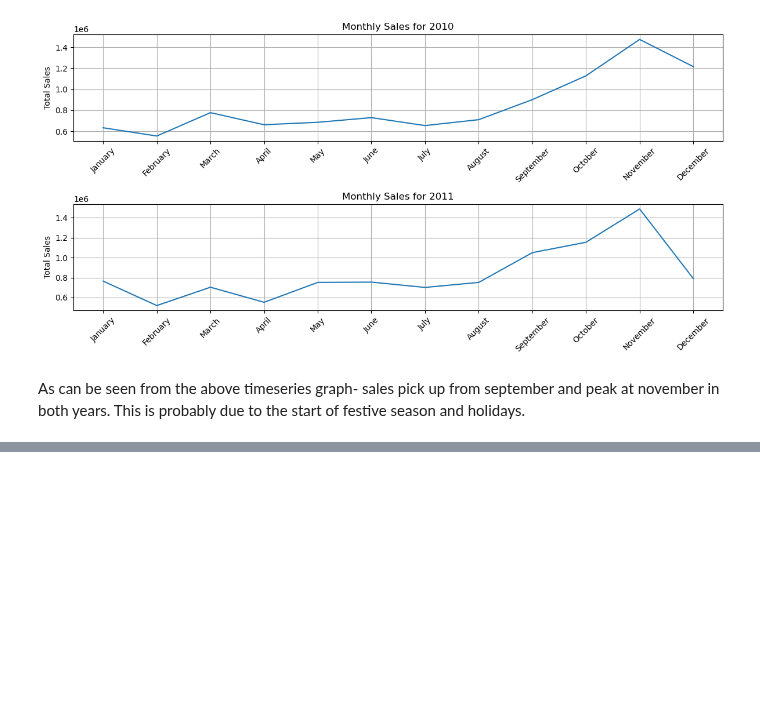
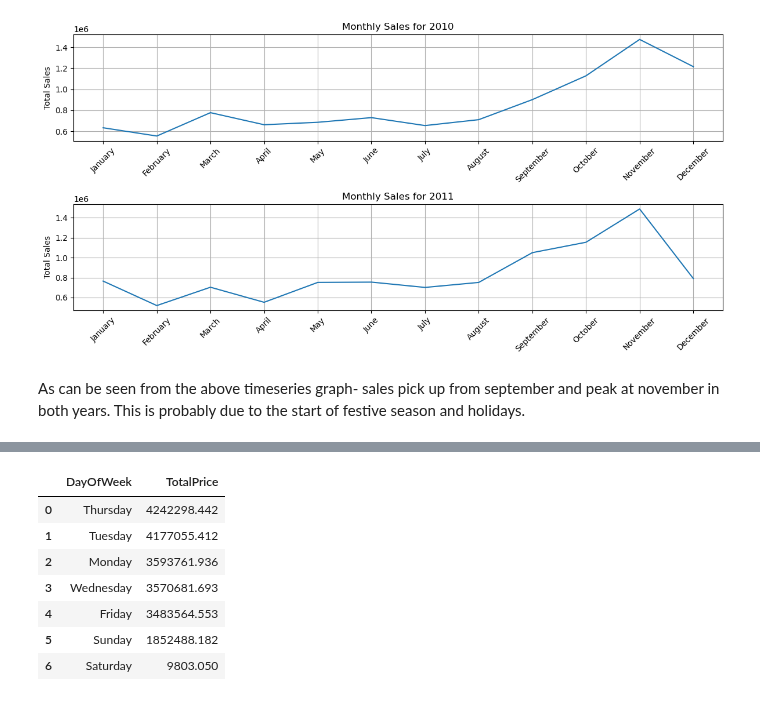
Before and after one commit to Prashant0594/python_data_projects, a Jupyter notebook: 3_online_retail_project/4_time_based_analysis.ipynb, the cells around one changed output, grey strips where cells are left out. Saved outputs shown, nothing was run; the diff lists cells and outputs as text; code cells hidden in the pictures; blank space fills up the shorter version.

```diff
--- a/3_online_retail_project/4_time_based_analysis.ipynb
+++ b/3_online_retail_project/4_time_based_analysis.ipynb
@@ -150,0 +135,12 @@ df
+# %%
+weekday_sales=df.groupby('DayOfWeek').agg({'TotalPrice': 'sum'}).sort_values(by='TotalPrice', ascending=False).reset_index()
+weekday_sales
+# %% [output]
+|  | DayOfWeek | TotalPrice |
+| 0 | Thursday | 4242298.442 |
+| 1 | Tuesday | 4177055.412 |
+| 2 | Monday | 3593761.936 |
+| 3 | Wednesday | 3570681.693 |
+| 4 | Friday | 3483564.553 |
+| 5 | Sunday | 1852488.182 |
+| 6 | Saturday | 9803.050 |
```
Also changed, not shown: parts of 3 cells of this notebook, 1 other file.
